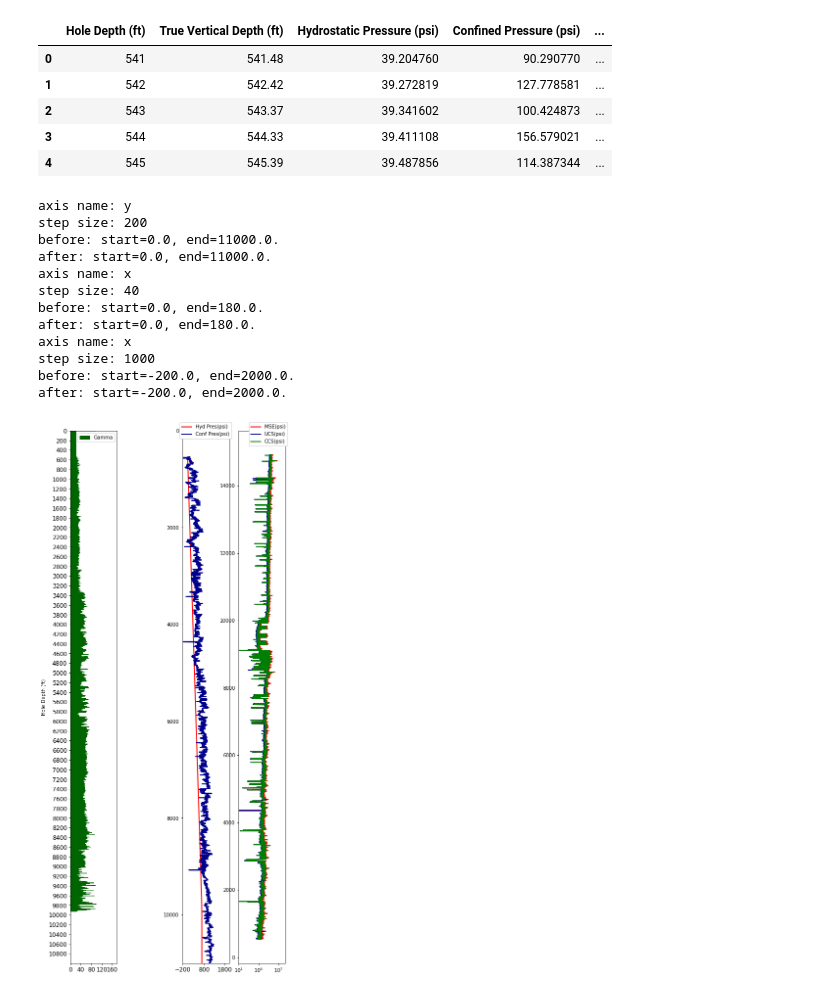
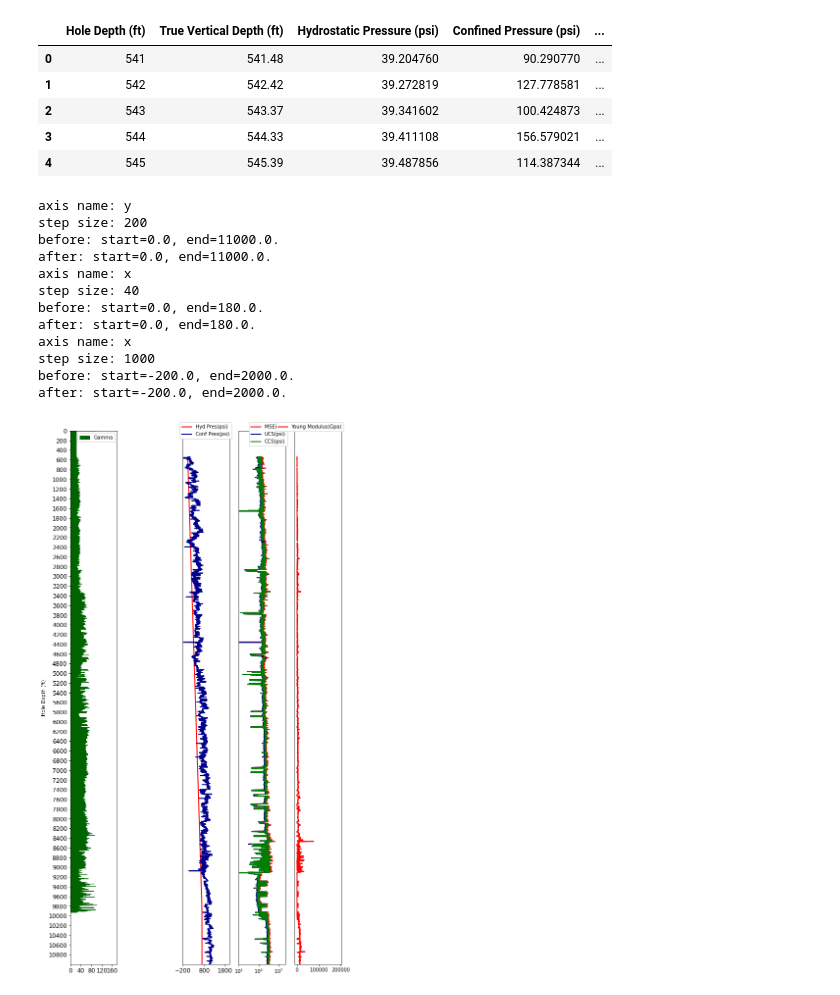
Before and after one commit to huytran187/LogVisualization, a Jupyter notebook: src.ipynb, the cells around one changed output. Drawn from its saved outputs; the diff is of its cells as text; code cells hidden in the pictures.

Commit message:
finish track 5

```diff
--- a/src.ipynb
+++ b/src.ipynb
@@ -44,6 +44,7 @@ CONFINEDPRESSURE_TRACK_COLOR = 'darkblue'
 MECHANICAL_SPECIFIC_ENERGY_COLOR = 'red'
 UCS_COLOR = 'darkblue'
 CCS_COLOR = 'green'
+YOUNG_COLOR='red'
 def set_ticks_step(axis_instance, axis_name, step_size):
     print(f"axis name: {axis_name}")
     print(f"step size: {step_size}")
@@ -105,36 +106,52 @@ ax3.plot(logs_df['Confined Pressure (psi)'], logs_df['Hole Depth (ft)'],
 ax3.legend(bbox_to_anchor=BBOX_TO_ANCHOR, framealpha=1.0)
 ax3.tick_params(axis='x', labelsize=X_LABELSIZE)
 ax3 = set_ticks_step(ax3, 'x', PRESSURE_STEP_SIZE)
-#ax3.set_yticks([])
 ax3.set_ylim(ax1.get_ylim())
+ax3.set_yticks([])
 
-# MSE
+
+# MSE, UCS, CCS
 ax4 = fig.add_subplot(1, NUM_TRACKS, 4)
 ax4.plot(logs_df['Mechanical Specific Energy (psi)'], logs_df['Hole Depth (ft)'],
         color=MECHANICAL_SPECIFIC_ENERGY_COLOR, linewidth=LINEWIDTH,
         label='MSE(psi)')
 ax4.plot(logs_df['Unconfined Compressive Strength (psi)'], logs_df['Hole Depth (ft)'],
         color=UCS_COLOR, linewidth=LINEWIDTH,
         label='UCS(psi)')
 ax4.plot(logs_df['Confined Compressive Strength (psi)'], logs_df['Hole Depth (ft)'],
         color=CCS_COLOR, linewidth=LINEWIDTH,
         label='CCS(psi)')
 ax4.legend(bbox_to_anchor=BBOX_TO_ANCHOR, framealpha=1.0)
 ax4.tick_params(axis='x', labelsize=X_LABEL_FONTSIZE)
 ax4.set_xlim(1e1, 1e8)
 ax4.set_xscale('log')
+ax4.set_ylim(ax1.get_ylim())
+ax4.set_yticks([])
+
+# toung
+ax5 = fig.add_subplot(1, NUM_TRACKS, 5)
+ax5.plot(logs_df['Young modulus (GPa)'], logs_df['Hole Depth (ft)'],
+        color=YOUNG_COLOR, linewidth=LINEWIDTH,
+        label='Young Modulus(Gpa)')
+ax5.legend(bbox_to_anchor=BBOX_TO_ANCHOR, framealpha=1.0)
+ax5.tick_params(axis='x', labelsize=X_LABEL_FONTSIZE)
+ax5.set_ylim(ax1.get_ylim())
+ax5.set_yticks([])
+ax5.s
+
+
 plt.show()
 # %% [output]
 axis name: y
 step size: 200
 before: start=0.0, end=11000.0.
 after: start=0.0, end=11000.0.
 axis name: x
 step size: 40
 before: start=0.0, end=180.0.
 after: start=0.0, end=180.0.
 axis name: x
 step size: 1000
 before: start=-200.0, end=2000.0.
 after: start=-200.0, end=2000.0.
-[figure, old version]
+[figure, new version]
```
